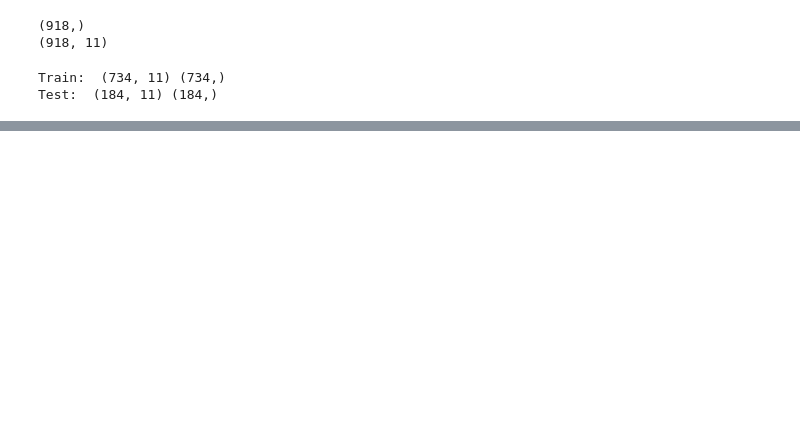
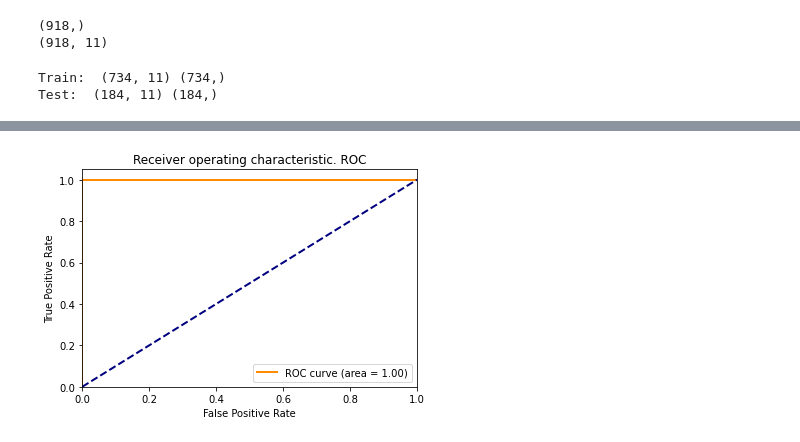
Before and after one commit to jessicacastillo16/Proyecto_Final_IA, a Jupyter notebook: Proyecto_IA.ipynb, the cells around one changed output, grey strips where cells are left out. Saved outputs shown, nothing was run; the diff lists cells and outputs as text; code cells hidden in the pictures; blank space fills up the shorter version.

```diff
--- a/Proyecto_IA.ipynb
+++ b/Proyecto_IA.ipynb
@@ -115,12 +160,12 @@ car_test = sc.transform(car_test)
 # %%
 # Se definen algunas funciones para facilitar la comparación de los resultados de los modelos
 # Para optimizar los hiperparametros se hace un Grid Search,
-
-def Optimize(classifier, params,X_train, y_train, cv=10 ):
+# ver https://medium.com/@erikgreenj/k-neighbors-classifier-with-gridsearchcv-basics-3c445ddeb657
+# ver https://scikit-learn.org/stable/modules/generated/sklearn.model_selection.GridSearchCV.html
+def Optimize(classifier, params,X_train, y_train, cv=5 ):
     grid = GridSearchCV(classifier, params, cv=KFold(n_splits=cv), n_jobs=1, verbose=1, return_train_score=True, scoring='accuracy', refit=True)
     grid.fit(X_train, y_train)
     return grid
-
 # De la funcion de GridSearch también se extraen los mejores puntajes obtenidos y los mejores parametros.
 def best_scores(model):
     print(f'Los mejores parametros obtenidos son {model.best_params_}')
@@ -132,6 +177,7 @@ def metrics(y_pred,y_test):
     print("El puntaje ROC-AUC:",roc_auc_score(y_test,y_pred))
     print("El coeficien de correlación de Matthews:",matthews_corrcoef(y_test,y_pred))
 
+#ver https://www.kaggle.com/sanchman/heart-failure-prediction-91-rec-88-acc-89-f1
 def plot_confusion_matrix(y_pred,y_test):
     print('00: True Negatives\n01: False Positives\n10: False Negatives\n11: True Positives\n')
     conf_matrix = confusion_matrix(y_true=y_test, y_pred=y_pred)
@@ -144,4 +190,18 @@ def plot_confusion_matrix(y_pred,y_test):
     plt.ylabel('Actuals', fontsize=14)
     plt.title('Confusion Matrix', fontsize=14)
     plt.show()
+
+def plot_ROC_curve(y_pred,y_test):
+    fpr, tpr, thresholds = roc_curve(y_test,y_pred, pos_label=1)
+    plt.figure()
+    lw = 2
+    plt.plot(fpr, tpr, color='darkorange',lw=lw, label='ROC curve (area = %0.2f)' % roc_auc_score(y_test,y_pred))
+    plt.plot([0, 1], [0, 1], color='navy', lw=lw, linestyle='--')
+    plt.xlim([0.0, 1.0])
+    plt.ylim([0.0, 1.05])
+    plt.xlabel('False Positive Rate')
+    plt.ylabel('True Positive Rate')
+    plt.title('Receiver operating characteristic. ROC')
+    plt.legend(loc="lower right")
+    plt.show()
 # %%
@@ -168,0 +232,5 @@ plot_confusion_matrix(etiq_pred,etiq_test)
+# %%
+# Se gráfica la curva  ROC
+plot_ROC_curve(etiq_pred,etiq_test)
+# %% [output]
+[figure, added]
```
Also changed, not shown: parts of 13 cells of this notebook, 11 other files.
